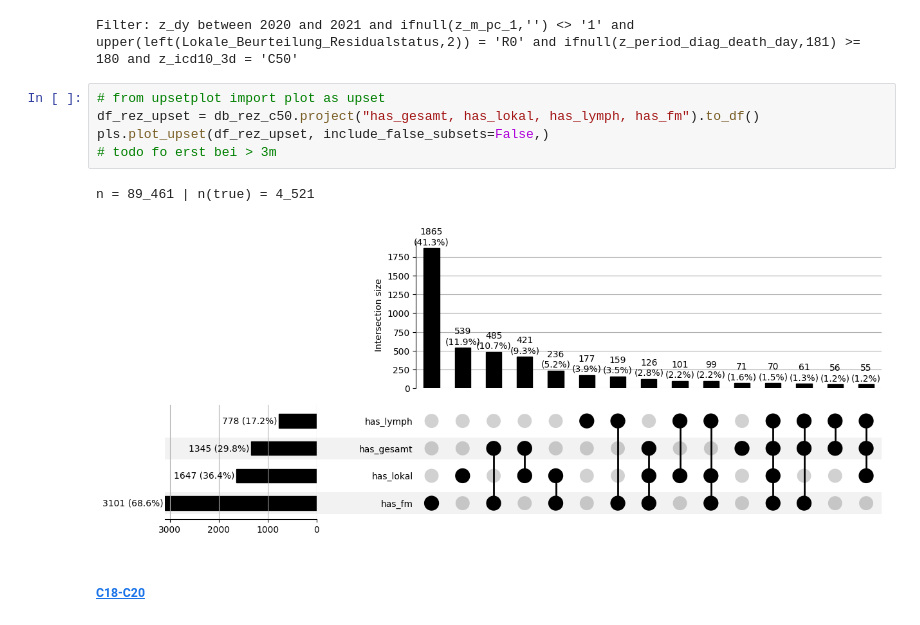
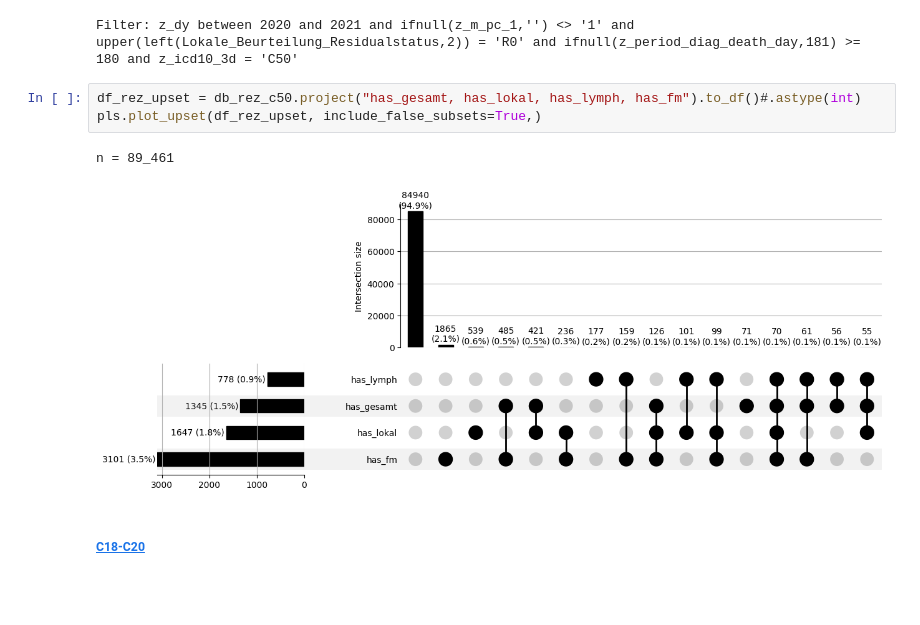
Before and after one commit to smeisegeier/cancerdata-quality, a Jupyter notebook: src/section-12-report/report.ipynb, the cells around one changed output. Saved outputs shown, nothing was run; the diff lists cells and outputs as text; blank space fills up the shorter version.

```diff
--- a/src/section-12-report/report.ipynb
+++ b/src/section-12-report/report.ipynb
@@ -2032,14 +2049,12 @@ pls.plot_stacked_bars(
 )
 # %% [output]
 Filter: z_dy between 2020 and 2021 and ifnull(z_m_pc_1,'') <> '1' and upper(left(Lokale_Beurteilung_Residualstatus,2)) = 'R0' and ifnull(z_period_diag_death_day,181) >= 180 and z_icd10_3d = 'C50'
-# %%
-# from upsetplot import plot as upset
-df_rez_upset = db_rez_c50.project("has_gesamt, has_lokal, has_lymph, has_fm").to_df()
-pls.plot_upset(df_rez_upset, include_false_subsets=False,)
-# todo fo erst bei > 3m
-# %% [output]
-n = 89_461 | n(true) = 4_521
-[figure, removed]
+# %%
+df_rez_upset = db_rez_c50.project("has_gesamt, has_lokal, has_lymph, has_fm").to_df()#.astype(int)
+pls.plot_upset(df_rez_upset, include_false_subsets=True,)
+# %% [output]
+n = 89_461
+[figure, added]
 # %% [markdown]
 ##### <a id='toc1_3_4_9_2_'></a>[C18-C20](#toc0_)
 # %%
```
Also changed, not shown: parts of 13 cells of this notebook, 4 other files.
